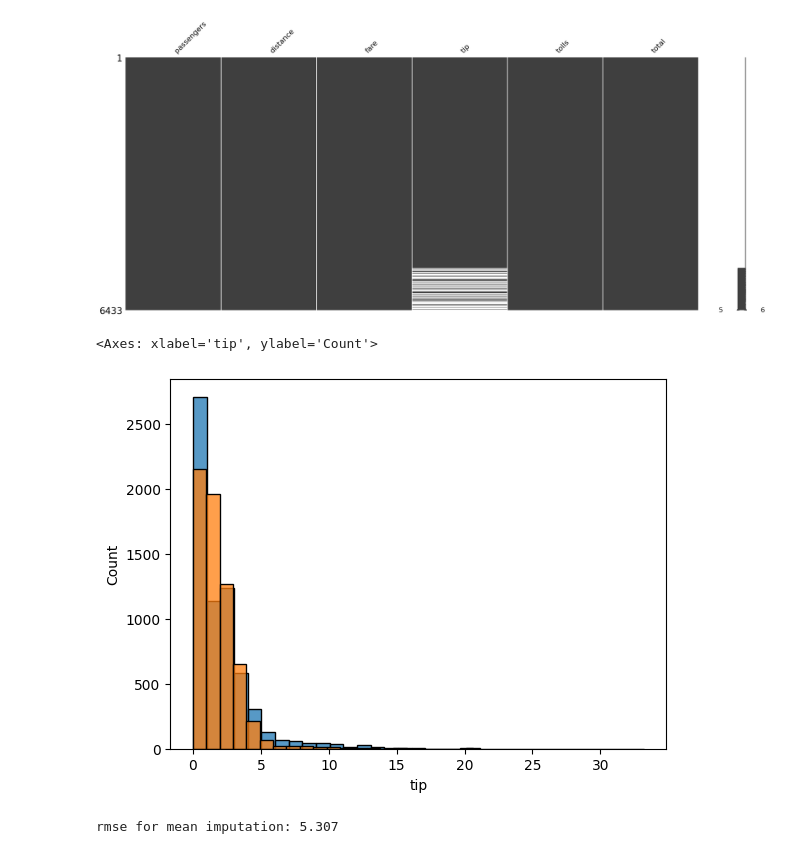
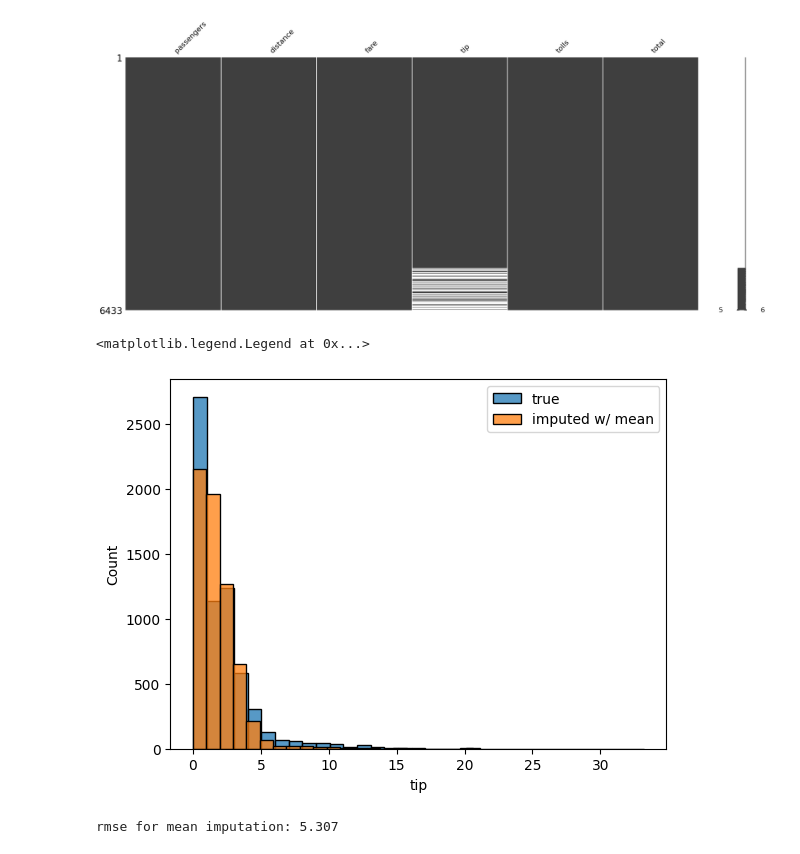
Before and after one commit to brookshu/data_eng300SP_hu, a Jupyter notebook: in_class/dataset_hu_shim_03-missing-data-class.ipynb, the cells around one changed output. Cells and saved outputs as stored; diff of their text form; code cells hidden in the pictures.

```diff
--- a/dataset_hu_shim_03-missing-data-class.ipynb
+++ b/in_class/dataset_hu_shim_03-missing-data-class.ipynb
@@ -417,15 +417,17 @@ msno.matrix(subtaxi_missing.sort_values('total'))
 # %%
 # complete data using mean simple imputation
 from sklearn.impute import SimpleImputer
-simple_imputer = SimpleImputer(strategy='mean')
+mean_imputer = SimpleImputer(strategy='mean')
 subtaxi_mean_si = subtaxi_missing.copy()
-subtaxi_mean_si['tip'] = simple_imputer.fit_transform(subtaxi_mean_si[['tip']])
+subtaxi_mean_si['tip'] = mean_imputer.fit_transform(subtaxi_mean_si[['tip']])
 
+fig1, ax1 = plt.subplots(1, 1)
 sns.histplot(taxi['tip'], binwidth=1, label='true')
 sns.histplot(subtaxi_mean_si['tip'], binwidth=1, label='imputed w/ mean')
+ax1.legend()
 # %% [output]
-<Axes: xlabel='tip', ylabel='Count'>
+<matplotlib.legend.Legend at 0x...>
-[figure, old version]
+[figure, new version]
 # %%
 import math
 from sklearn.metrics import mean_squared_error
```
Also changed, not shown: parts of 12 cells of this notebook, 10 other files.
